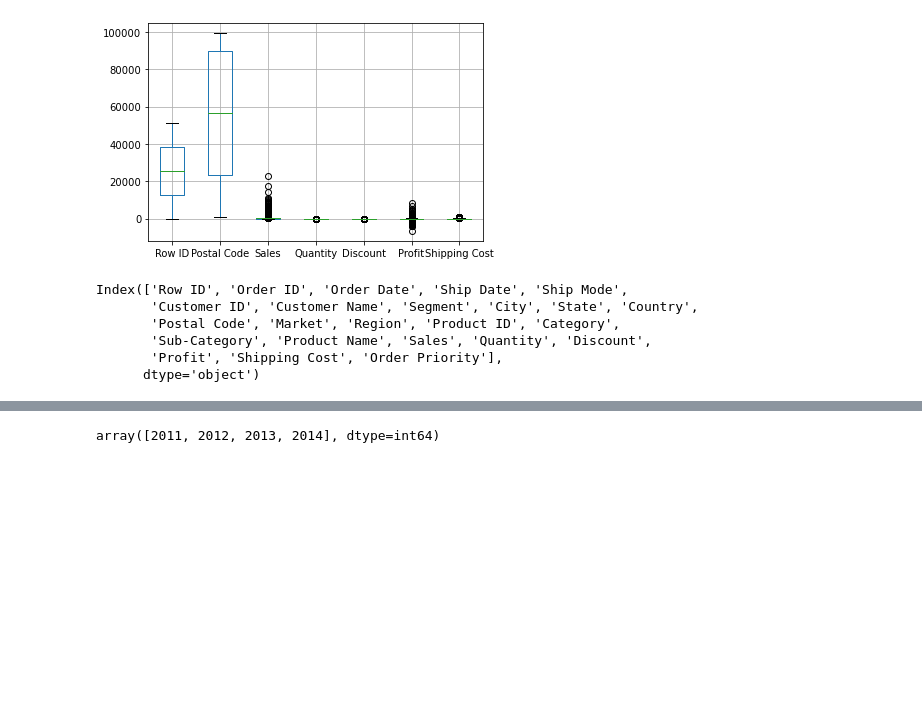
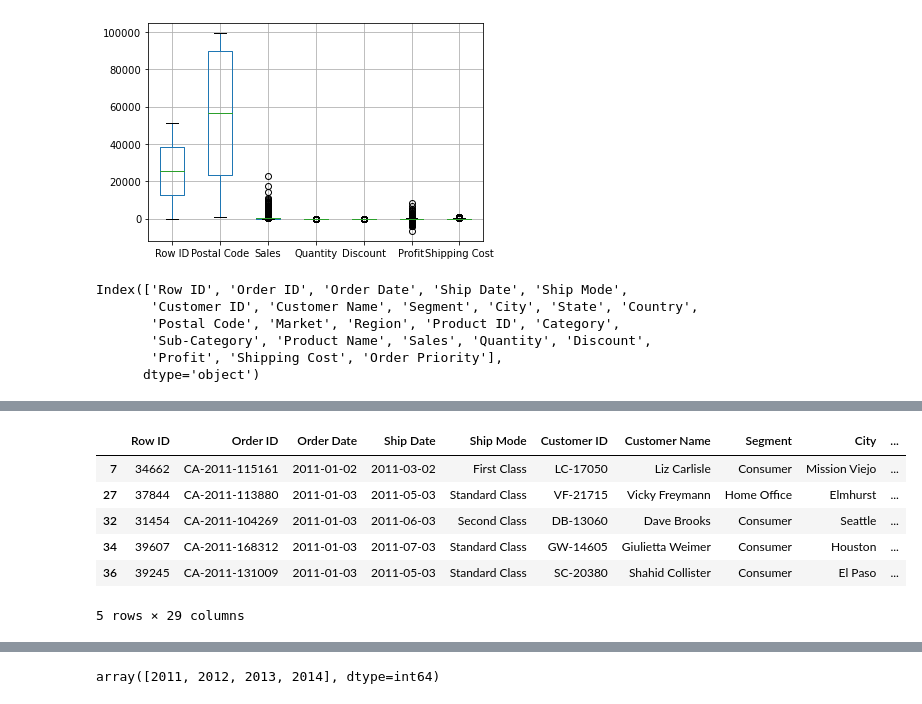
Before and after one commit to rubadhanaraj/Final_project, a Jupyter notebook: superstore_sales_EDA.ipynb, the cells around one changed output, grey strips where cells are left out. Drawn from its saved outputs; the diff is of its cells as text; code cells hidden in the pictures; blank space fills up the shorter version.

```diff
--- a/superstore_sales_EDA.ipynb
+++ b/superstore_sales_EDA.ipynb
@@ -209,0 +203,3 @@ superstore_df.head()
+# %%
+superstore_df["Selling Price Per Unit"]= superstore_df.apply(lambda x: (x["Sales"] / x["Quantity"]), axis=1)
+superstore_df.head()
@@ -209,0 +214,4 @@ superstore_df.head()
+# %%
+# Create a new column for cost price per unit
+superstore_df["Cost Price Per Unit"]= superstore_df.apply(lambda x: (x["Sales"]-x["Profit"])/x["Quantity"], axis=1)
+superstore_df.head()
@@ -210,6 +226,7 @@ superstore_df.head()
 # %%
-# Convert month_year column to string type
-superstore_df["Month_Year"] = superstore_df["Month_Year"].astype(str)
+# # Convert month_year column to string type
+# superstore_df["Month_Year"] = superstore_df["Month_Year"].values.astype('datetime64[M]')
+# superstore_df["Year"] = pd.to_datetime(superstore_df["Year"])
 # %%
 # Check the dtypes
 superstore_df.dtypes
@@ -236,0 +251,12 @@ superstore_df.to_csv("Resources/cleaned_superstore_data.csv")
+# %%
+# Filter the dataset only for united states
+us_sales_df = superstore_df[superstore_df['Country']=='United States']
+us_sales_df.head()
+# %% [output]
+|  | Row ID | Order ID | Order Date | Ship Date | Ship Mode | Customer ID | Customer Name | Segment | City | ... |
+| 7 | 34662 | CA-2011-115161 | 2011-01-02 | 2011-03-02 | First Class | LC-17050 | Liz Carlisle | Consumer | Mission Viejo | ... |
+| 27 | 37844 | CA-2011-113880 | 2011-01-03 | 2011-05-03 | Standard Class | VF-21715 | Vicky Freymann | Home Office | Elmhurst | ... |
+| 32 | 31454 | CA-2011-104269 | 2011-01-03 | 2011-06-03 | Second Class | DB-13060 | Dave Brooks | Consumer | Seattle | ... |
+| 34 | 39607 | CA-2011-168312 | 2011-01-03 | 2011-07-03 | Standard Class | GW-14605 | Giulietta Weimer | Consumer | Houston | ... |
+| 36 | 39245 | CA-2011-131009 | 2011-01-03 | 2011-05-03 | Standard Class | SC-20380 | Shahid Collister | Consumer | El Paso | ... |
+5 rows × 29 columns
```
Also changed, not shown: parts of 17 cells of this notebook.
